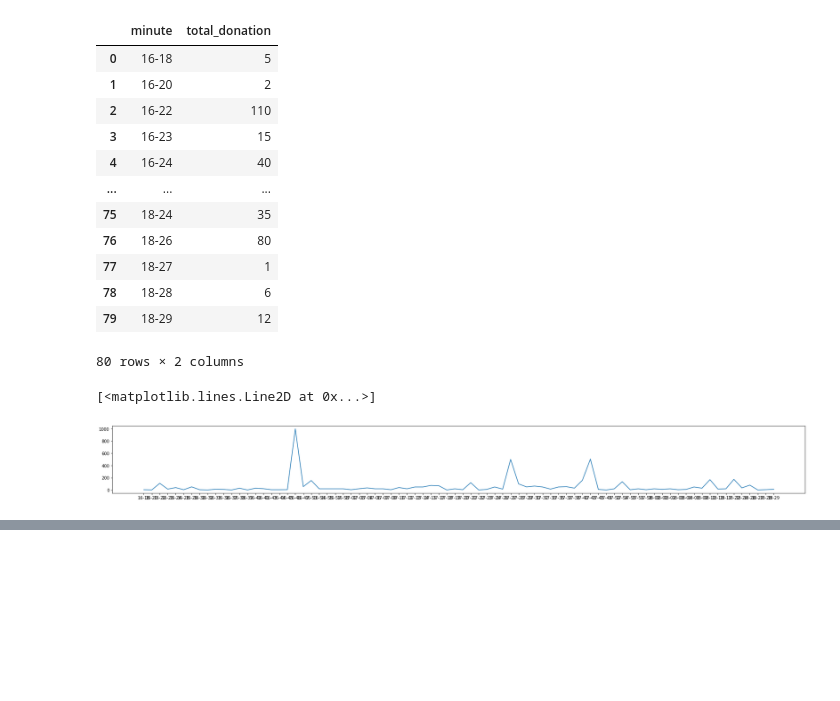
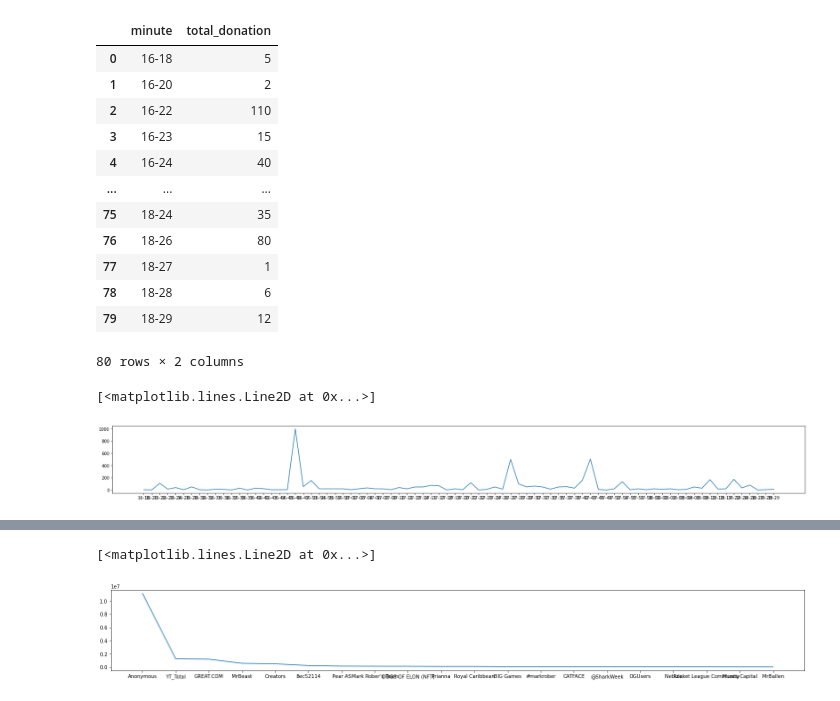
Before and after one commit to RevTpark/basic_web_scrapping, a Jupyter notebook: TeamSeas.ipynb, the cells around one changed output, grey strips where cells are left out. Saved outputs shown, nothing was run; the diff lists cells and outputs as text; code cells hidden in the pictures; blank space fills up the shorter version.

```diff
--- a/TeamSeas.ipynb
+++ b/TeamSeas.ipynb
@@ -255,0 +353,12 @@ plt.plot(minute_df["minute"], minute_df["total_donation"])
+# %%
+df_li = []
+for i in donations["teams_most_donations"]:
+    d = {}
+    if not i["team"]:
+        d["team_name"] = "Anonymous"
+    else:
+        d["team_name"] = i["team"]
+    d["donation"] = locale.atoi(i["total_donation"])
+    d["members"] = int(i["total_members"])
+    df_li.append(d)
+df_li
@@ -255,0 +386,3 @@ plt.plot(minute_df["minute"], minute_df["total_donation"])
+# %%
+df = pandas.DataFrame(df_li)
+df
@@ -255,0 +407,3 @@ plt.plot(minute_df["minute"], minute_df["total_donation"])
+# %%
+df["avg"] = df["donation"]/df["members"]
+df
@@ -255,0 +428,6 @@ plt.plot(minute_df["minute"], minute_df["total_donation"])
+# %%
+plt.figure(figsize=(25, 3))
+plt.plot(df["team_name"], df["donation"])
+# %% [output]
+[<matplotlib.lines.Line2D at 0x...>]
+[figure, added]
```
Also changed, not shown: parts of 13 cells of this notebook.
